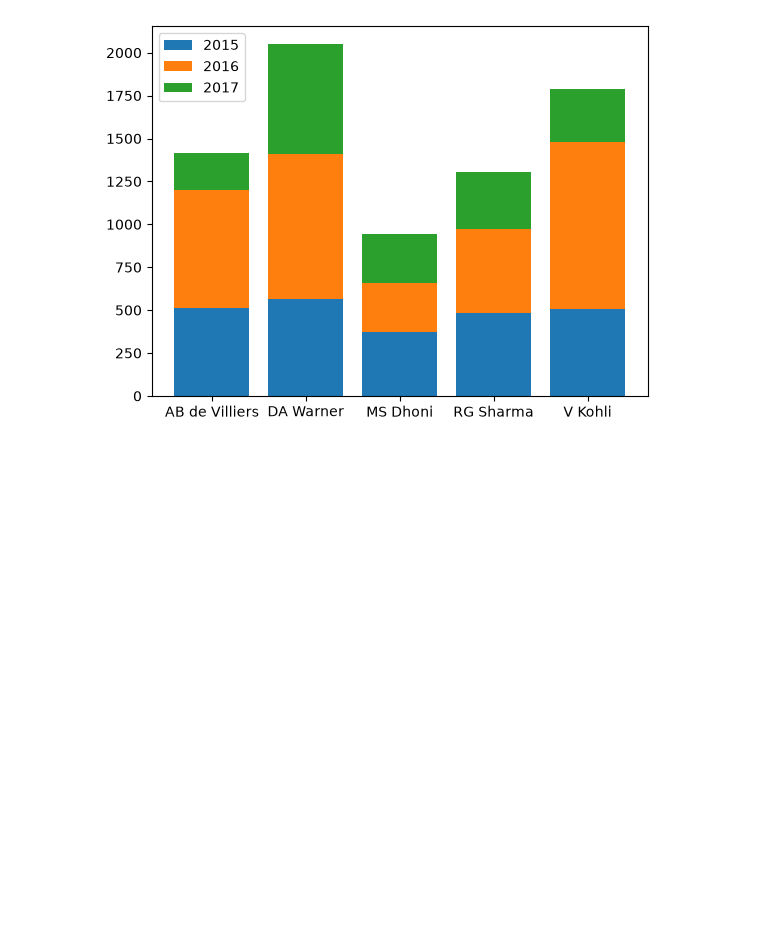
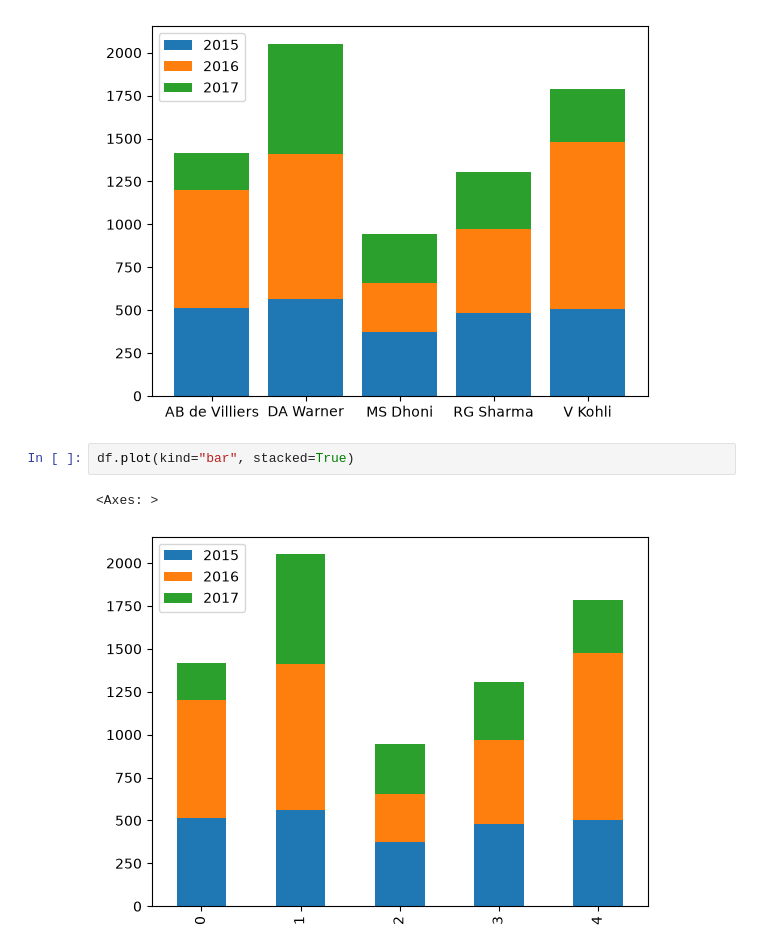
Before and after one commit to pranavwadatkar785-creator/structured-learning, a Jupyter notebook: matpotlibbb/barchat.ipynb, the cells around one changed output. Saved outputs shown, nothing was run; the diff lists cells and outputs as text; blank space fills up the shorter version.

```diff
--- a/matpotlibbb/barchat.ipynb
+++ b/matpotlibbb/barchat.ipynb
@@ -53,3 +66,8 @@ plt.legend()
 # %% [output]
 <matplotlib.legend.Legend at 0x...>
 [figure]
+# %%
+df.plot(kind="bar", stacked=True)
+# %% [output]
+<Axes: >
+[figure, added]
```
Also changed, not shown: parts of 1 cell of this notebook, 2 other files.
